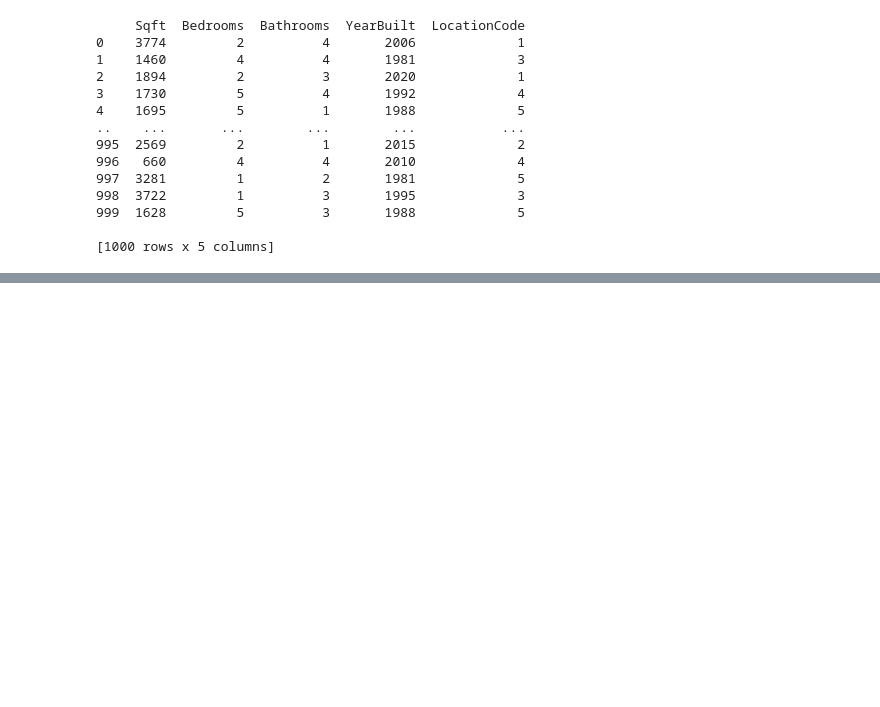
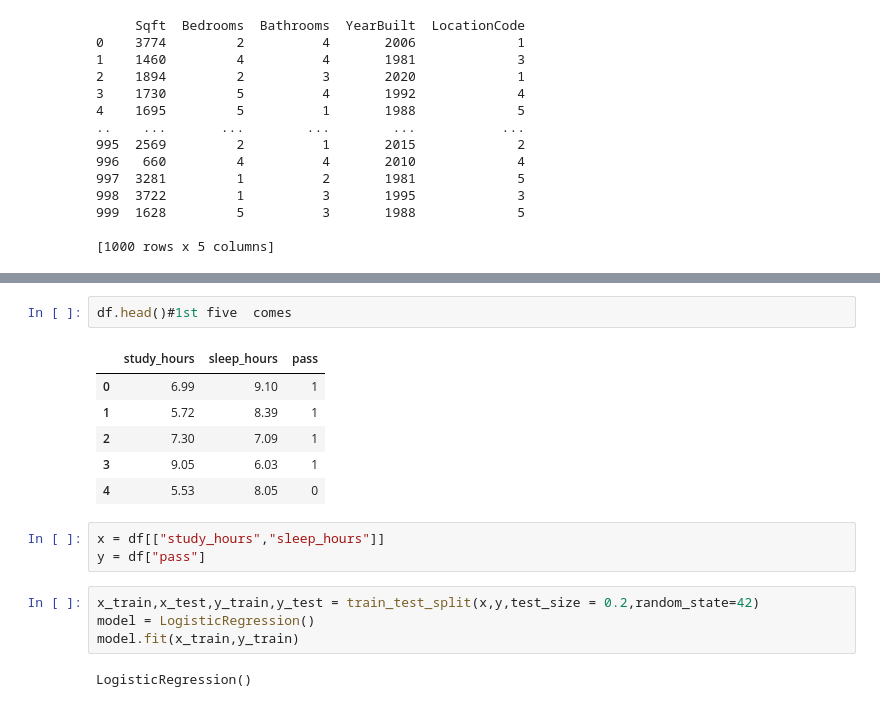
Before and after one commit to manthanrana01/Python, a Jupyter notebook: ML.ipynb, the cells around one changed output, grey strips where cells are left out. Drawn from its saved outputs; the diff is of its cells as text; blank space fills up the shorter version.

```diff
--- a/ML.ipynb
+++ b/ML.ipynb
@@ -23,0 +78,18 @@ print(x)
+# %%
+df.head()#1st five  comes
+# %% [output]
+|  | study_hours | sleep_hours | pass |
+| 0 | 6.99 | 9.10 | 1 |
+| 1 | 5.72 | 8.39 | 1 |
+| 2 | 7.30 | 7.09 | 1 |
+| 3 | 9.05 | 6.03 | 1 |
+| 4 | 5.53 | 8.05 | 0 |
+# %%
+x = df[["study_hours","sleep_hours"]]
+y = df["pass"]
+# %%
+x_train,x_test,y_train,y_test = train_test_split(x,y,test_size = 0.2,random_state=42)
+model = LogisticRegression()
+model.fit(x_train,y_train)
+# %% [output]
+LogisticRegression()
```
Also changed, not shown: parts of 10 cells of this notebook.
